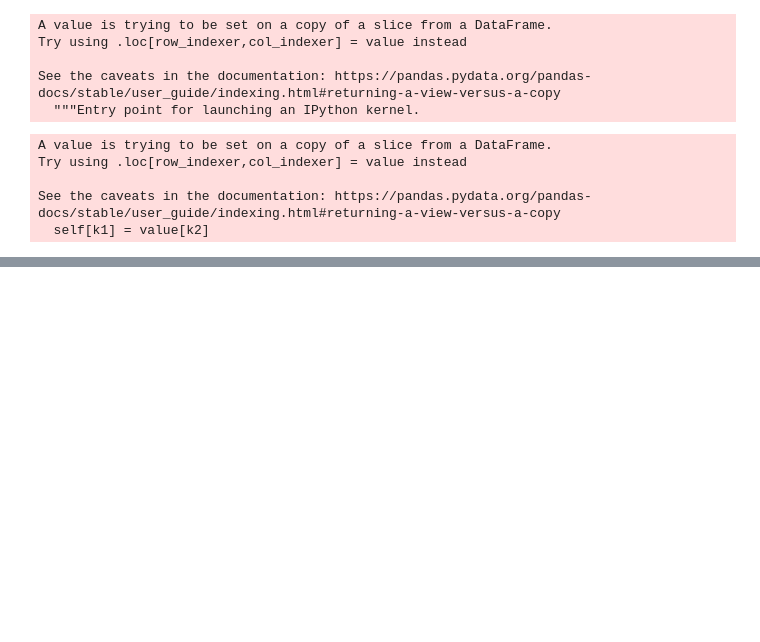
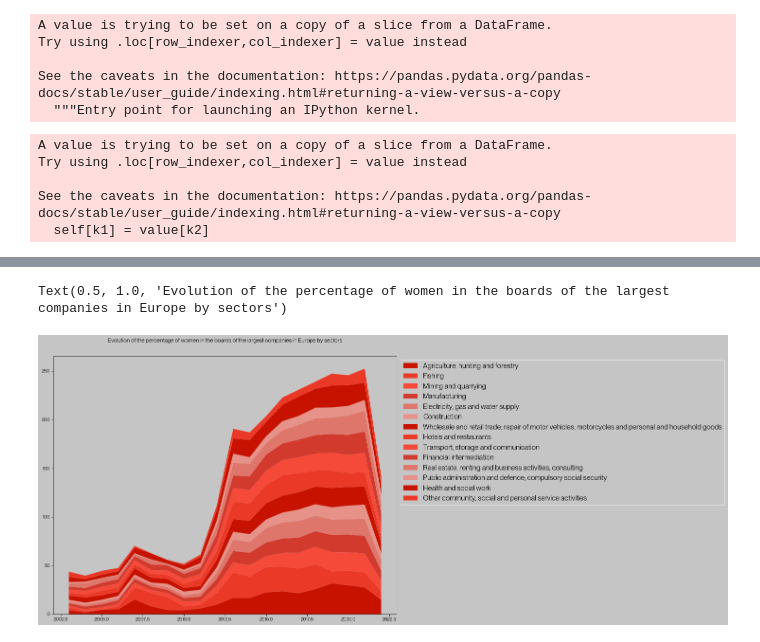
Before and after one commit to laurabarredaagusti/women_in_power_eda, a Jupyter notebook: new/notebooks/women_boards_europe.ipynb, the cells around one changed output, grey strips where cells are left out. Drawn from its saved outputs; the diff is of its cells as text; code cells hidden in the pictures; blank space fills up the shorter version.

Commit message:
Added women in Europe

```diff
--- a/new/notebooks/women_boards_europe.ipynb
+++ b/new/notebooks/women_boards_europe.ipynb
@@ -131,0 +231,9 @@ detailDataGroup.head()
+# %%
+detailDataGroupYear = detailDataGroup.groupby(['Year','Gender',
+                                               'NACE','NACE_init']
+                                               ).agg({'Percentage': 'mean'}
+                                               ).reset_index()
+# %%
+def getPiePlotData(industry):
+    return detailDataGroupYear.loc[(detailDataGroupYear['NACE_init'] == industry) &
+                        (detailDataGroupYear['Gender'] == 'W'), 'Percentage'].values
@@ -132,9 +261,22 @@ detailDataGroup.head()
 # %%
-fig, ax = plt.subplots(facecolor=c("grey1"), figsize=(15, 10))
+fig, ax = plt.subplots(facecolor=c("grey1"), figsize=(13, 10))
 ax.set_facecolor(c("grey1"))
-colors = ['#c81200', '#c81200', '#eb3928', c('red'), '#d13a2d', '#df766b', '#e79289']
+colors = ['#c81200', '#eb3928', c('red'), '#d13a2d', '#df766b', '#e79289']
 sns.set_palette(sns.color_palette(colors))
-plt.stackplot(women_boards_europe_women_percentage_nace_1.year, women_boards_europe_women_percentage_nace_1.percentage, women_boards_europe_women_percentage_nace_2.percentage, women_boards_europe_women_percentage_nace_3.percentage, women_boards_europe_women_percentage_nace_4.percentage, women_boards_europe_women_percentage_nace_5.percentage, women_boards_europe_women_percentage_nace_6.percentage, women_boards_europe_women_percentage_nace_7.percentage, women_boards_europe_women_percentage_nace_8.percentage, women_boards_europe_women_percentage_nace_9.percentage, women_boards_europe_women_percentage_nace_10.percentage);
-plt.legend(loc = 2, bbox_to_anchor = (1,1), prop={'size': 15}, facecolor=c('grey1'), edgecolor='white', labels=['Mining, electricity, gas and water', 'Manufacturing', 'Electricity, gas and water supply', 'Construction', 'Wholesale/retail, vehicle repair; hotels/restaurants; transport', 'Hotels and restaurants', 'Transport, storage and communication', 'Financial intermediation', 'Real estate, renting and business activities, consulting', 'aggregate of sectors with few large companies']);
+plt.stackplot(detailDataGroup['Year'].unique(), getPiePlotData('A'), getPiePlotData('B'), getPiePlotData('C'),
+              getPiePlotData('D'), getPiePlotData('E'), getPiePlotData('F'), getPiePlotData('G'),
+              getPiePlotData('H'), getPiePlotData('I'), getPiePlotData('J'), getPiePlotData('K'),
+              getPiePlotData('L'), getPiePlotData('N'), getPiePlotData('O'));
+plt.legend(loc = 2, bbox_to_anchor = (1,1), prop={'size': 15}, facecolor=c('grey1'), edgecolor='white',
+           labels=['Agriculture, hunting and forestry', 'Fishing', 'Mining and quarrying', 'Manufacturing',
+                   'Electricity, gas and water supply', 'Construction',
+                   'Wholesale and retail trade; repair of motor vehicles, motorcycles and personal and household goods',
+                   'Hotels and restaurants', 'Transport, storage and communication', 'Financial intermediation',
+                   'Real estate, renting and business activities, consulting',
+                   'Public administration and defence; compulsory social security',
+                   'Health and social work', 'Other community, social and personal service activities']);
 plt.grid(visible=False)
 plt.title("Evolution of the percentage of women in the boards of the largest companies in Europe by sectors", pad=30)
+# %% [output]
+Text(0.5, 1.0, 'Evolution of the percentage of women in the boards of the largest companies in Europe by sectors')
+[figure, added]
```
Also changed, not shown: parts of 17 cells of this notebook, 16 other files.
